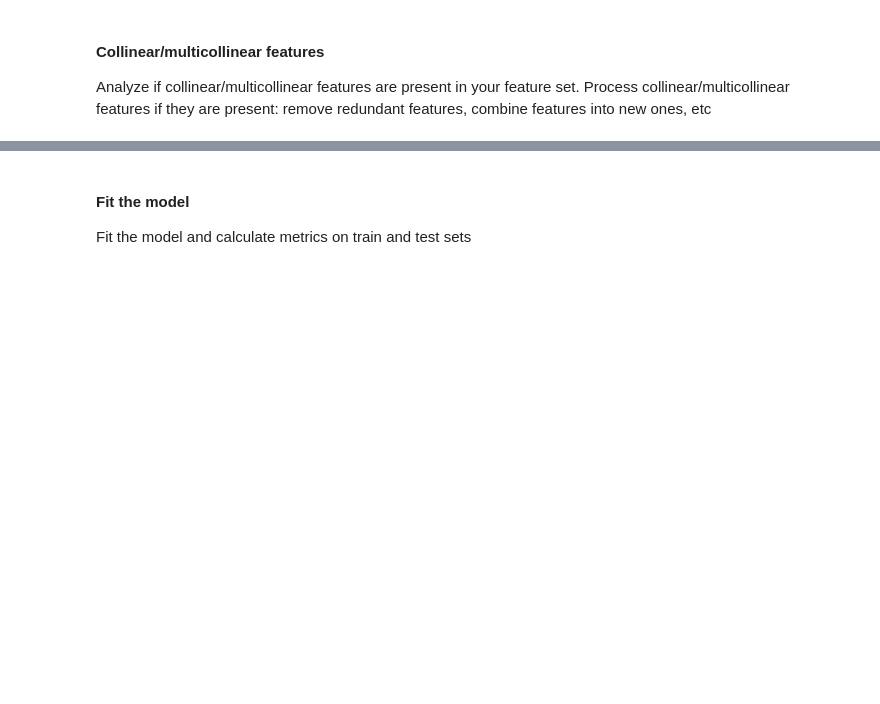
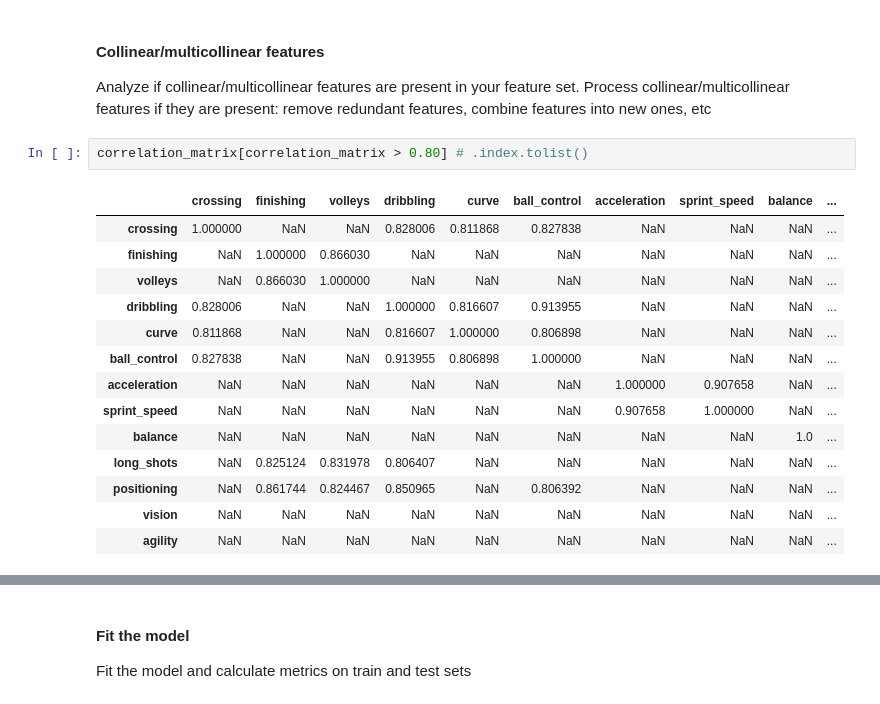
Before and after one commit to bonvech/ml-intro-1, a Jupyter notebook: 3_linear_regression/linear_regression.ipynb, the cells around one changed output, grey strips where cells are left out. Cells and saved outputs as stored; diff of their text form; blank space fills up the shorter version.

```diff
--- a/3_linear_regression/linear_regression.ipynb
+++ b/3_linear_regression/linear_regression.ipynb
@@ -1720,3 +1799,20 @@ Steps you need to follow:
 Analyze if collinear/multicollinear features are present in your feature set.
 Process collinear/multicollinear features if they are present:
 remove redundant features, combine features into new ones, etc
+# %%
+correlation_matrix[correlation_matrix > 0.80] # .index.tolist()
+# %% [output]
+|  | crossing | finishing | volleys | dribbling | curve | ball_control | acceleration | sprint_speed | balance | ... |
+| crossing | 1.000000 | NaN | NaN | 0.828006 | 0.811868 | 0.827838 | NaN | NaN | NaN | ... |
+| finishing | NaN | 1.000000 | 0.866030 | NaN | NaN | NaN | NaN | NaN | NaN | ... |
+| volleys | NaN | 0.866030 | 1.000000 | NaN | NaN | NaN | NaN | NaN | NaN | ... |
+| dribbling | 0.828006 | NaN | NaN | 1.000000 | 0.816607 | 0.913955 | NaN | NaN | NaN | ... |
+| curve | 0.811868 | NaN | NaN | 0.816607 | 1.000000 | 0.806898 | NaN | NaN | NaN | ... |
+| ball_control | 0.827838 | NaN | NaN | 0.913955 | 0.806898 | 1.000000 | NaN | NaN | NaN | ... |
+| acceleration | NaN | NaN | NaN | NaN | NaN | NaN | 1.000000 | 0.907658 | NaN | ... |
+| sprint_speed | NaN | NaN | NaN | NaN | NaN | NaN | 0.907658 | 1.000000 | NaN | ... |
+| balance | NaN | NaN | NaN | NaN | NaN | NaN | NaN | NaN | 1.0 | ... |
+| long_shots | NaN | 0.825124 | 0.831978 | 0.806407 | NaN | NaN | NaN | NaN | NaN | ... |
+| positioning | NaN | 0.861744 | 0.824467 | 0.850965 | NaN | 0.806392 | NaN | NaN | NaN | ... |
+| vision | NaN | NaN | NaN | NaN | NaN | NaN | NaN | NaN | NaN | ... |
+| agility | NaN | NaN | NaN | NaN | NaN | NaN | NaN | NaN | NaN | ... |
```
Also changed, not shown: parts of 48 cells of this notebook.
